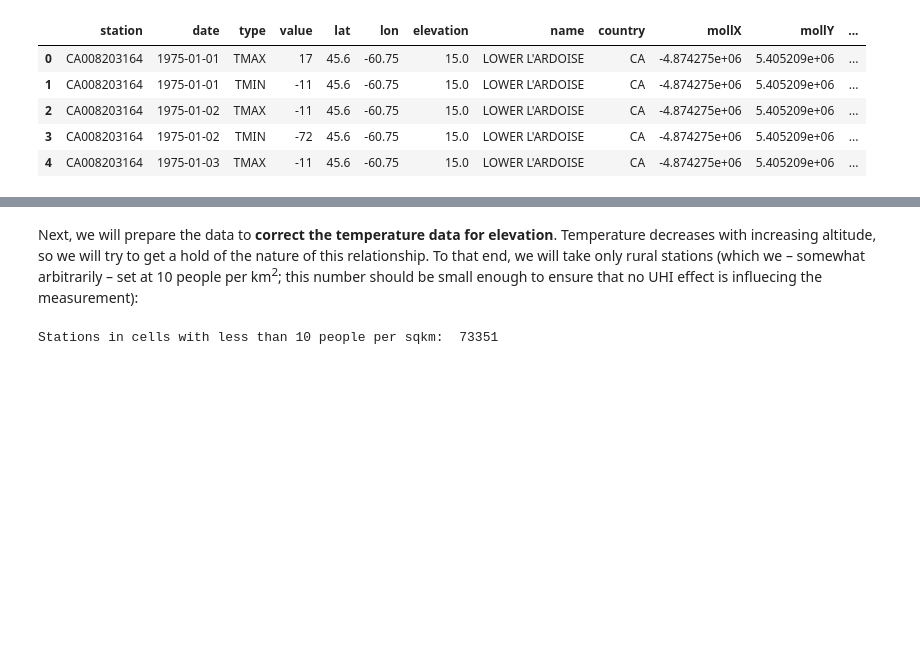
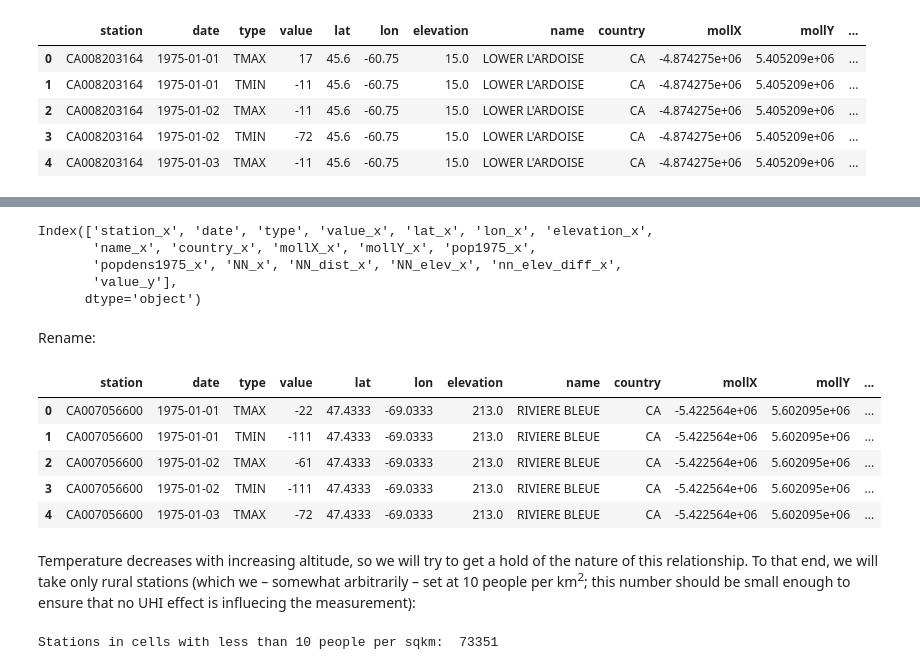
Before and after one commit to crstn/CISC, a Jupyter notebook: UHI-NOAA/NOAA_weather_station_data.ipynb, the cells around one changed output, grey strips where cells are left out. Saved outputs shown, nothing was run; the diff lists cells and outputs as text; code cells hidden in the pictures; blank space fills up the shorter version.

```diff
--- a/UHI-NOAA/NOAA_weather_station_data.ipynb
+++ b/UHI-NOAA/NOAA_weather_station_data.ipynb
@@ -410,5 +448,44 @@ data_1975.head()
+# %%
+data_1975.drop(['station_y', 'lat_y', 'lon_y', 'elevation_y', 'name_y',
+       'country_y', 'mollX_y', 'mollY_y', 'pop1975_y', 'popdens1975_y', 'NN_y',
+       'NN_dist_y', 'NN_elev_y', 'nn_elev_diff_y'], axis=1, inplace=True)
+data_1975.columns
+# %% [output]
+Index(['station_x', 'date', 'type', 'value_x', 'lat_x', 'lon_x', 'elevation_x',
+       'name_x', 'country_x', 'mollX_x', 'mollY_x', 'pop1975_x',
+       'popdens1975_x', 'NN_x', 'NN_dist_x', 'NN_elev_x', 'nn_elev_diff_x',
+       'value_y'],
+      dtype='object')
+# %% [markdown]
+Rename:
+# %%
+data_1975.rename(index=str, columns={"station_x": "station ",
+                            "value_x": "value",
+                            'lat_x': 'lat',
+                            'lon_x': 'lon',
+                            'elevation_x': 'elevation',
+                            'name_x': 'name',
+                            'country_x': 'country',
+                            'mollX_x': 'mollX',
+                            'mollY_x': 'mollY',
+                            'pop1975_x': 'pop1975',
+                            'popdens1975_x': 'popdens1975',
+                            'NN_x': 'NN',
+                            'NN_dist_x': 'NN_dist',
+                            'NN_elev_x': 'NN_elev',
+                            'nn_elev_diff_x': 'nn_elev_diff',
+                            'value_y': 'NN_value'
+                            }, inplace=True)
+data_1975.head()
+# %% [output]
+|  | station | date | type | value | lat | lon | elevation | name | country | mollX | mollY | ... |
+| 0 | CA007056600 | 1975-01-01 | TMAX | -22 | 47.4333 | -69.0333 | 213.0 | RIVIERE BLEUE | CA | -5.422564e+06 | 5.602095e+06 | ... |
+| 1 | CA007056600 | 1975-01-01 | TMIN | -111 | 47.4333 | -69.0333 | 213.0 | RIVIERE BLEUE | CA | -5.422564e+06 | 5.602095e+06 | ... |
+| 2 | CA007056600 | 1975-01-02 | TMAX | -61 | 47.4333 | -69.0333 | 213.0 | RIVIERE BLEUE | CA | -5.422564e+06 | 5.602095e+06 | ... |
+| 3 | CA007056600 | 1975-01-02 | TMIN | -111 | 47.4333 | -69.0333 | 213.0 | RIVIERE BLEUE | CA | -5.422564e+06 | 5.602095e+06 | ... |
+| 4 | CA007056600 | 1975-01-03 | TMAX | -72 | 47.4333 | -69.0333 | 213.0 | RIVIERE BLEUE | CA | -5.422564e+06 | 5.602095e+06 | ... |
 # %% [markdown]
-Next, we will prepare the data to **correct the temperature data for elevation**. Temperature decreases with increasing altitude, so  we will try to get a hold of the nature of this relationship. To that end, we will take only rural stations (which we – somewhat arbitrarily – set at 10 people per km<sup>2</sup>; this number should be small enough to ensure that no UHI effect is influecing the measurement):
+Temperature decreases with increasing altitude, so  we will try to get a hold of the nature of this relationship. To that end, we will take only rural stations (which we – somewhat arbitrarily – set at 10 people per km<sup>2</sup>; this number should be small enough to ensure that no UHI effect is influecing the measurement):
 # %%
 print("Stations in cells with less than 10 people per sqkm: ", len(stations[stations['popdens1975'] < 10]))
 # %% [output]
```
Also changed, not shown: parts of 15 cells of this notebook, 1 other file.
